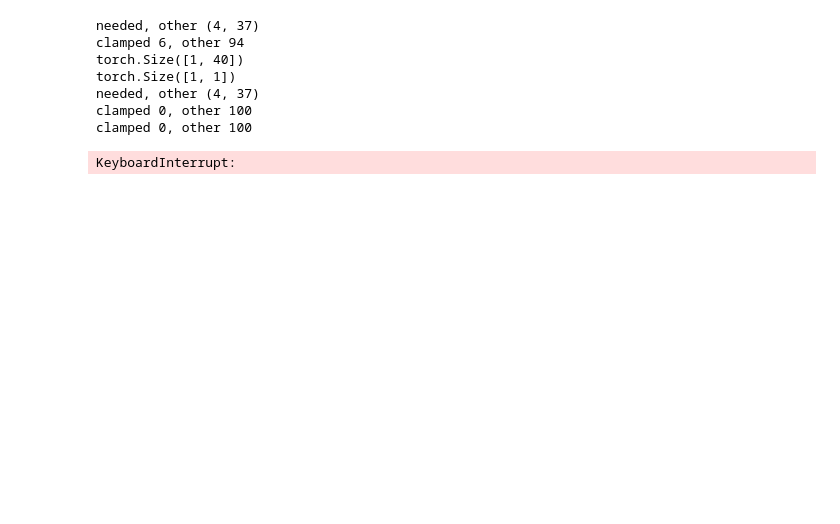
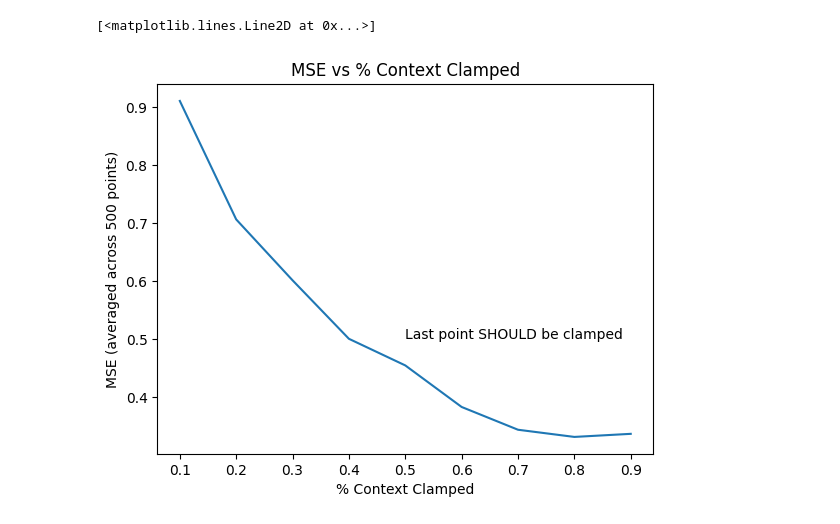
Before and after one commit to DylanDavi5/Refusal_Chebyshev, a Jupyter notebook: src/fixed_finetune_eval.ipynb, the cells around one changed output. Cells and saved outputs as stored; diff of their text form; code cells hidden in the pictures; blank space fills up the shorter version.

```diff
--- a/src/fixed_finetune_eval.ipynb
+++ b/src/fixed_finetune_eval.ipynb
@@ -119,26 +160,25 @@ data_sampler = get_data_sampler('gaussian', 1)
 # %%
-# trial one: fixed context window = 41, varying percentage clamped.
-# last point clamped
-
-# last point not clamped
 last_pt_clamped=True
-percent_clamped = [0.1]
-num_per_pc = 10
+percent_clamped = [0.1, 0.2, 0.3, 0.4, 0.5, 0.6, 0.7, 0.8, 0.9]
+num_per_pc = 500
 mse = []
 
 for pc in percent_clamped:
     pc_mse = 0
     for _ in range(num_per_pc):
-        y, pred = eval_batch(model, data_sampler, task_sampler, percent_clamped_correct=pc, last_pt_clamped=last_pt_clamped)
+        y, pred = eval_batch(model, percent_clamped_correct=pc, last_pt_clamped=last_pt_clamped)
         pc_mse+= np.sqrt((pred-y)**2)
 
     mse.append(pc_mse/num_per_pc)
-# %% [output]
-needed, other (4, 37)
-clamped 6, other 94
-torch.Size([1, 40])
-torch.Size([1, 1])
-needed, other (4, 37)
-clamped 0, other 100
-clamped 0, other 100
-KeyboardInterrupt:
+# %%
+import matplotlib.pyplot as plt
+# give plot x axis title
+plt.xlabel('% Context Clamped')
+plt.ylabel('MSE (averaged across 500 points)')
+plt.title('MSE vs % Context Clamped')
+# add a note on the graph
+plt.text(0.5, 0.5, 'Last point SHOULD be clamped')
+plt.plot(percent_clamped, mse)
+# %% [output]
+[<matplotlib.lines.Line2D at 0x...>]
+[figure, added]
```
Also changed, not shown: parts of 9 cells of this notebook.
